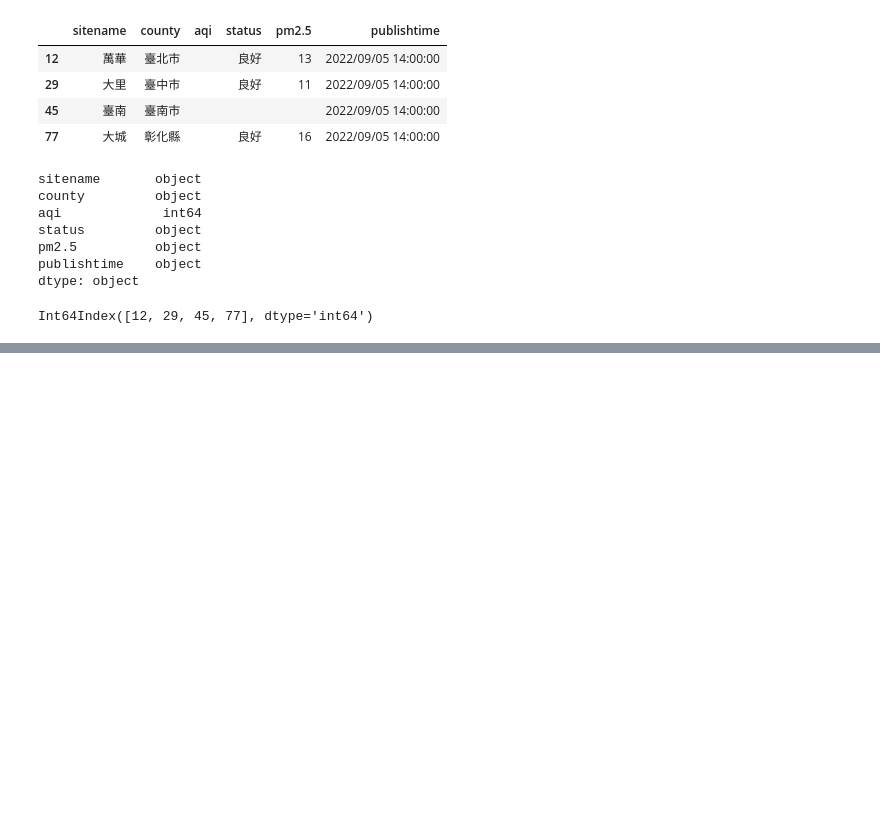
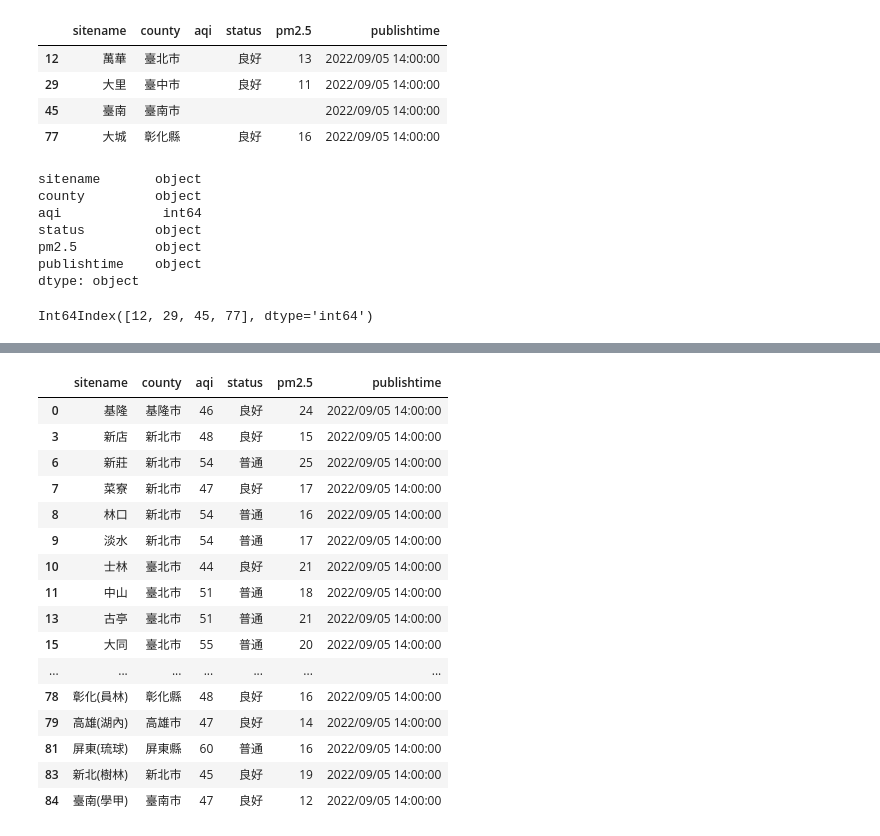
Before and after one commit to roberthsu2003/python, a Jupyter notebook: 上課用目錄/1108python應用基礎班/lesson12/learning2.ipynb, the cells around one changed output, grey strips where cells are left out. Saved outputs shown, nothing was run; the diff lists cells and outputs as text; code cells hidden in the pictures; blank space fills up the shorter version.

```diff
--- a/上課用目錄/1108python應用基礎班/lesson12/learning2.ipynb
+++ b/上課用目錄/1108python應用基礎班/lesson12/learning2.ipynb
@@ -106,0 +126,20 @@ dtype: object
+# %%
+dataFrame.query("aqi>=44")
+# %% [output]
+|  | sitename | county | aqi | status | pm2.5 | publishtime |
+| 0 | 基隆 | 基隆市 | 46 | 良好 | 24 | 2022/09/05 14:00:00 |
+| 3 | 新店 | 新北市 | 48 | 良好 | 15 | 2022/09/05 14:00:00 |
+| 6 | 新莊 | 新北市 | 54 | 普通 | 25 | 2022/09/05 14:00:00 |
+| 7 | 菜寮 | 新北市 | 47 | 良好 | 17 | 2022/09/05 14:00:00 |
+| 8 | 林口 | 新北市 | 54 | 普通 | 16 | 2022/09/05 14:00:00 |
+| 9 | 淡水 | 新北市 | 54 | 普通 | 17 | 2022/09/05 14:00:00 |
+| 10 | 士林 | 臺北市 | 44 | 良好 | 21 | 2022/09/05 14:00:00 |
+| 11 | 中山 | 臺北市 | 51 | 普通 | 18 | 2022/09/05 14:00:00 |
+| 13 | 古亭 | 臺北市 | 51 | 普通 | 21 | 2022/09/05 14:00:00 |
+| 15 | 大同 | 臺北市 | 55 | 普通 | 20 | 2022/09/05 14:00:00 |
+| ... | ... | ... | ... | ... | ... | ... |
+| 78 | 彰化(員林) | 彰化縣 | 48 | 良好 | 16 | 2022/09/05 14:00:00 |
+| 79 | 高雄(湖內) | 高雄市 | 47 | 良好 | 14 | 2022/09/05 14:00:00 |
+| 81 | 屏東(琉球) | 屏東縣 | 60 | 普通 | 16 | 2022/09/05 14:00:00 |
+| 83 | 新北(樹林) | 新北市 | 45 | 良好 | 19 | 2022/09/05 14:00:00 |
+| 84 | 臺南(學甲) | 臺南市 | 47 | 良好 | 12 | 2022/09/05 14:00:00 |
```
Also changed, not shown: parts of 2 cells of this notebook.
